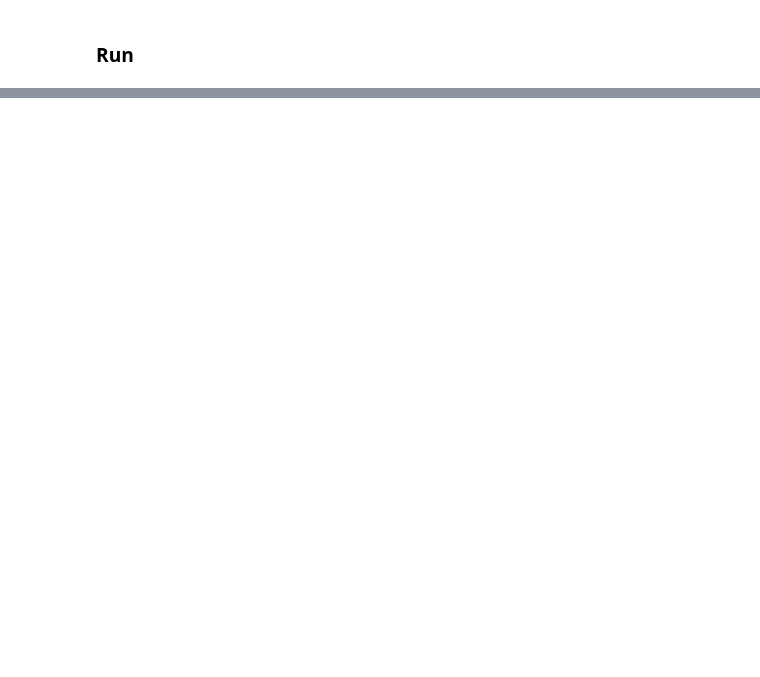
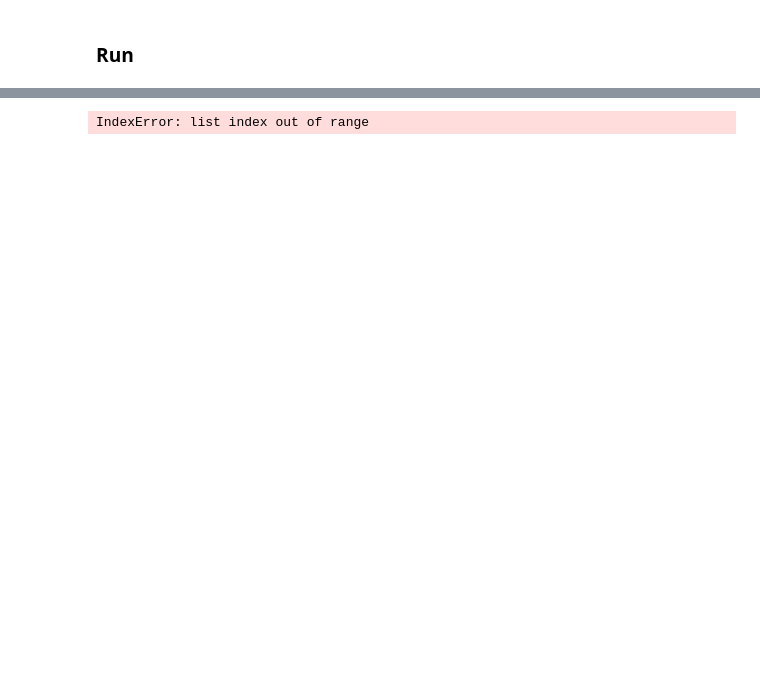
Before and after one commit to RoozbehFarhoodi/McNeuron, a Jupyter notebook: HG-GAN_run.ipynb, the cells around one changed output, grey strips where cells are left out. Cells and saved outputs as stored; diff of their text form; code cells hidden in the pictures; blank space fills up the shorter version.

Commit message:
reordering parents, helpers for generators to neuron objects

```diff
--- a/HG-GAN_run.ipynb
+++ b/HG-GAN_run.ipynb
@@ -91,0 +119,16 @@ geom_model, morph_model, disc_model, gan_model = \
+# %%
+input_code = dict()
+input_code['morphology'] = np.array(prufer_tmp)
+input_code['geometry'] = np.squeeze(locations_tmp)
+neuron_object = data_transforms.make_swc_from_prufer_and_locations(input_code)
+# %% [output]
+IndexError: list index out of range
+# %%
+input_code = dict()
+input_code['morphology'] = training_data['morphology']['n20'][1, :]
+input_code['geometry'] = np.squeeze(training_data['geometry']['n20'][1, :, :])
+neuron_object = data_transforms.make_swc_from_prufer_and_locations(input_code)
+# %%
+McNeuron.visualize.plot_2D(neuron_object)
+# %% [output]
+[figure, added]
```
Also changed, not shown: parts of 10 cells of this notebook, 3 other files.
